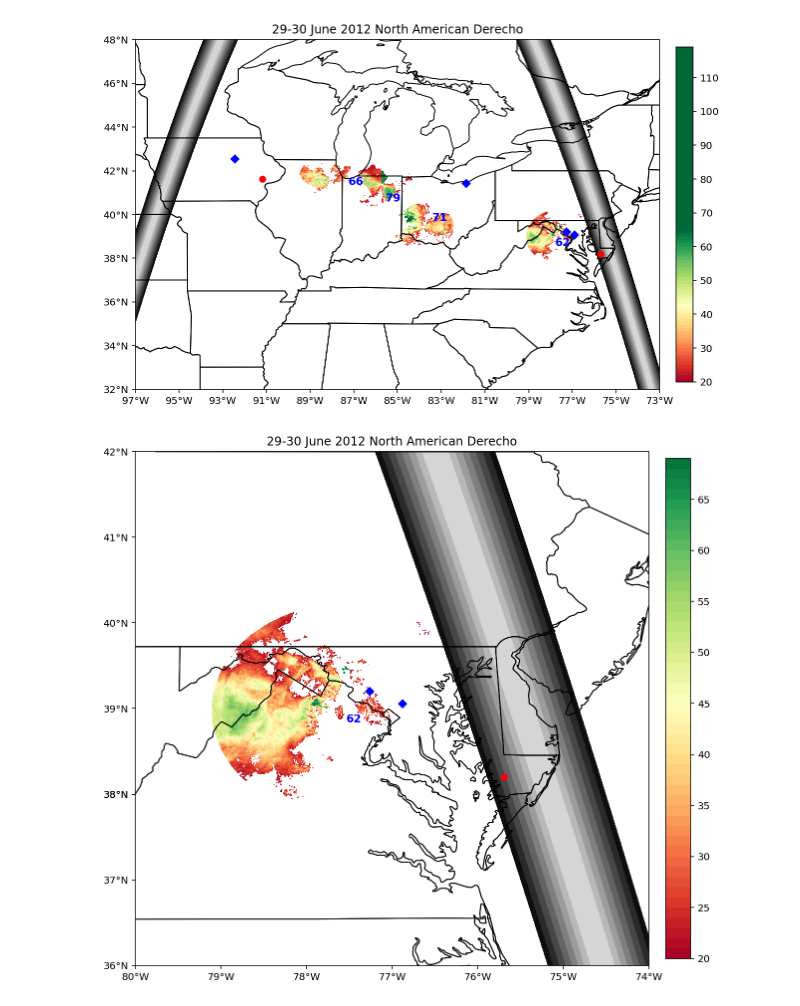
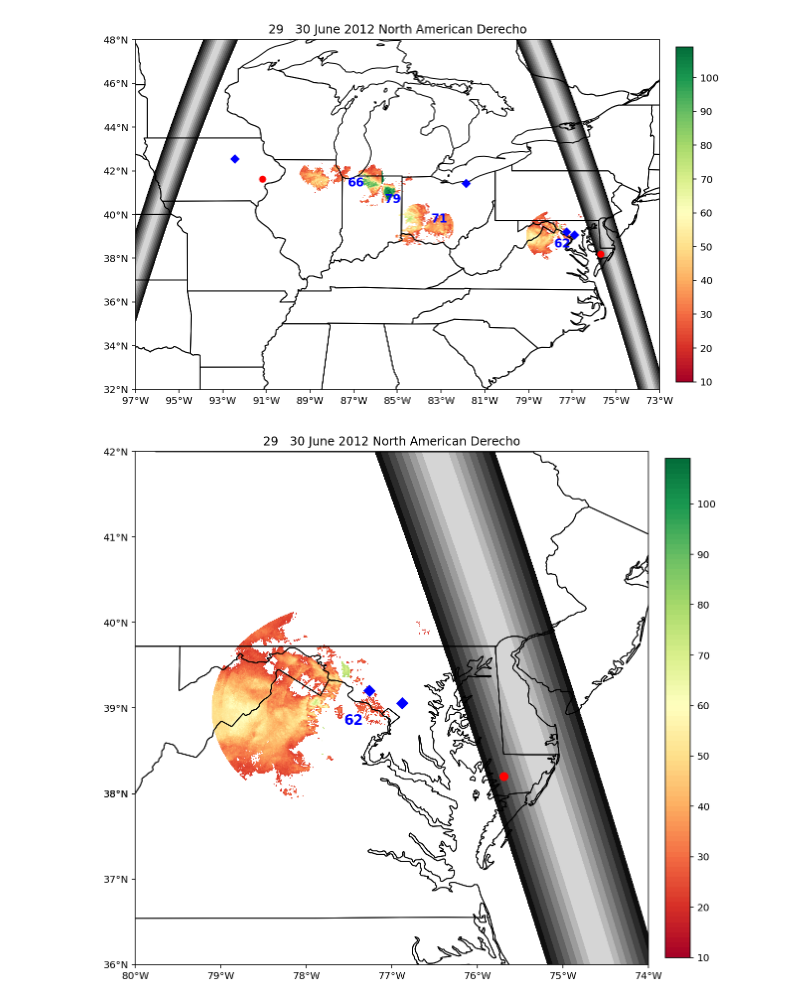
Before and after one commit to kenpryor67/Severe_Windstorms, a Jupyter notebook: 2012_Derecho_MW.ipynb, the cells around one changed output. Drawn from its saved outputs; the diff is of its cells as text; code cells hidden in the pictures.

```diff
--- a/2012_Derecho_MW.ipynb
+++ b/2012_Derecho_MW.ipynb
@@ -367,7 +425,7 @@ img_extent = (-97, -73, 32, 48)
 ax = plt.axes(projection=crs.PlateCarree(globe=None))
 ax.set_extent([-97, -73, 32, 48], crs.PlateCarree(globe=None))
 
-plt.title('29-30 June 2012 North American Derecho')
+plt.title('29   30 June 2012 North American Derecho')
 
 SZlevels = np.arange(0,5,0.5)
 csz1 = ax.contourf(lons,lats,SZ_5,SZlevels,extent=img_extent, transform=crs.PlateCarree(globe=None),cmap='binary')
@@ -387,10 +445,10 @@ ax.plot(-81.8621, 41.41398, 'Db', markersize=6, transform=crs.Geodetic())
 ax.plot(-77.262667, 39.200667, 'Db', markersize=6, transform=crs.Geodetic())
 ax.plot(-76.87830, 39.05530, 'Db', markersize=6, transform=crs.Geodetic())
 ax.plot(-75.69, 38.2, 'or', markersize=6, transform=crs.Geodetic())
-ax.text(-86.912, 41.729, '66', color='blue', weight='bold', fontsize=11, ha='center', va='top', style='normal', transform=crs.Geodetic())
-ax.text(-85.20637, 40.97251, '79', color='blue', weight='bold', fontsize=11, ha='center', va='top', style='normal', transform=crs.Geodetic())
-ax.text(-83.07806, 40.07806, '71', color='red', weight='bold', fontsize=11, ha='center', va='top', style='normal', transform=crs.Geodetic())
-ax.text(-77.44750, 38.93472, '62', color='blue', weight='bold', fontsize=11, ha='center', va='top', style='normal', transform=crs.Geodetic())
+ax.text(-86.912, 41.729, '66', color='blue', weight='bold', fontsize=12, ha='center', va='top', style='normal', transform=crs.Geodetic())
+ax.text(-85.20637, 40.97251, '79', color='blue', weight='bold', fontsize=12, ha='center', va='top', style='normal', transform=crs.Geodetic())
+ax.text(-83.07806, 40.07806, '71', color='red', weight='bold', fontsize=12, ha='center', va='top', style='normal', transform=crs.Geodetic())
+ax.text(-77.44750, 38.93472, '62', color='blue', weight='bold', fontsize=12, ha='center', va='top', style='normal', transform=crs.Geodetic())
 
 ax.add_feature(cfeature.COASTLINE)
 ax.add_feature(cfeature.STATES)
@@ -409,7 +467,7 @@ img_extent = (-80, -74, 36, 42)
 ax = plt.axes(projection=crs.PlateCarree(globe=None))
 ax.set_extent([-80, -74, 36, 42], crs.PlateCarree(globe=None))
 
-plt.title('29-30 June 2012 North American Derecho')
+plt.title('29   30 June 2012 North American Derecho')
 
 SZlevels = np.arange(0,5,0.5)
 csz2 = ax.contourf(lons2,lats2,SZ2_5,SZlevels,extent=img_extent, transform=crs.PlateCarree(globe=None),cmap='binary')
@@ -419,10 +477,10 @@ cZ4 = ax.contourf(lonz_lwx,latz_lwx,Z_30_LWX,Zlevels,extent=img_extent, transfor
 ax.set_xticks([-80,-79,-78,-77,-76,-75,-74])
 ax.set_yticks([36,37,38,38,39,40,41,42])
 
-ax.plot(-77.262667, 39.200667, 'Db', markersize=6, transform=crs.Geodetic())
-ax.plot(-76.87830, 39.05530, 'Db', markersize=6, transform=crs.Geodetic())
-ax.plot(-75.69, 38.2, 'or', markersize=6, transform=crs.Geodetic())
-ax.text(-77.44750, 38.93472, '62', color='blue', weight='bold', fontsize=11, ha='center', va='top', style='normal', transform=crs.Geodetic())
+ax.plot(-77.262667, 39.200667, 'Db', markersize=8, transform=crs.Geodetic())
+ax.plot(-76.87830, 39.05530, 'Db', markersize=8, transform=crs.Geodetic())
+ax.plot(-75.69, 38.2, 'or', markersize=8, transform=crs.Geodetic())
+ax.text(-77.44750, 38.93472, '62', color='blue', weight='bold', fontsize=14, ha='center', va='top', style='normal', transform=crs.Geodetic())
 
 ax.add_feature(cfeature.COASTLINE)
 ax.add_feature(cfeature.STATES)
@@ -441,16 +499,16 @@ img_extent = (-97, -73, 32, 48)
 ax = plt.axes(projection=crs.PlateCarree(globe=None))
 ax.set_extent([-97, -73, 32, 48], crs.PlateCarree(globe=None))
 
-plt.title('29-30 June 2012 North American Derecho')
+plt.title('29   30 June 2012 North American Derecho')
 
 SZlevels = np.arange(0,5,0.5)
 csz1 = ax.contourf(lons,lats,SZ_5,SZlevels,extent=img_extent, transform=crs.PlateCarree(globe=None),cmap='binary')
 csz2 = ax.contourf(lons2,lats2,SZ2_5,SZlevels,extent=img_extent, transform=crs.PlateCarree(globe=None),cmap='binary')
-Vlevels = np.arange(20,120,1)
-cV1 = ax.contourf(lonv_lot,latv_lot,V_20_LOT,Vlevels,extent=img_extent,transform=crs.PlateCarree(globe=None),cmap='RdYlGn',vmin=20,vmax=65)
-cV2 = ax.contourf(lonv_iwx,latv_iwx,V_20_IWX,Vlevels,extent=img_extent,transform=crs.PlateCarree(globe=None),cmap='RdYlGn',vmin=20,vmax=120)
-cV3 = ax.contourf(lonv_iln,latv_iln,V_20_ILN,Vlevels,extent=img_extent,transform=crs.PlateCarree(globe=None),cmap='RdYlGn',vmin=20,vmax=70)
-cV4 = ax.contourf(lonv_lwx,latv_lwx,V_20_LWX,Vlevels,extent=img_extent,transform=crs.PlateCarree(globe=None),cmap='RdYlGn',vmin=20,vmax=70)
+Vlevels = np.arange(10,110,1)
+cV1 = ax.contourf(lonv_lot,latv_lot,V_20_LOT,Vlevels,extent=img_extent,transform=crs.PlateCarree(globe=None),cmap='RdYlGn',vmin=10,vmax=110)
+cV2 = ax.contourf(lonv_iwx,latv_iwx,V_20_IWX,Vlevels,extent=img_extent,transform=crs.PlateCarree(globe=None),cmap='RdYlGn',vmin=10,vmax=110)
+cV3 = ax.contourf(lonv_iln,latv_iln,V_20_ILN,Vlevels,extent=img_extent,transform=crs.PlateCarree(globe=None),cmap='RdYlGn',vmin=10,vmax=110)
+cV4 = ax.contourf(lonv_lwx,latv_lwx,V_20_LWX,Vlevels,extent=img_extent,transform=crs.PlateCarree(globe=None),cmap='RdYlGn',vmin=10,vmax=110)
 
 ax.set_xticks([-97,-95,-93,-91,-89,-87,-85,-83,-81,-79,-77,-75,-73])
 ax.set_yticks([32,34,36,38,40,42,44,46,48])
@@ -461,10 +519,10 @@ ax.plot(-81.8621, 41.41398, 'Db', markersize=6, transform=crs.Geodetic())
 ax.plot(-77.262667, 39.200667, 'Db', markersize=6, transform=crs.Geodetic())
 ax.plot(-76.87830, 39.05530, 'Db', markersize=6, transform=crs.Geodetic())
 ax.plot(-75.69, 38.2, 'or', markersize=6, transform=crs.Geodetic())
-ax.text(-86.912, 41.729, '66', color='blue', weight='bold', fontsize=11, ha='center', va='top', style='normal', transform=crs.Geodetic())
-ax.text(-85.20637, 40.97251, '79', color='blue', weight='bold', fontsize=11, ha='center', va='top', style='normal', transform=crs.Geodetic())
-ax.text(-83.07806, 40.07806, '71', color='blue', weight='bold', fontsize=11, ha='center', va='top', style='normal', transform=crs.Geodetic())
-ax.text(-77.44750, 38.93472, '62', color='blue', weight='bold', fontsize=11, ha='center', va='top', style='normal', transform=crs.Geodetic())
+ax.text(-86.912, 41.729, '66', color='blue', weight='bold', fontsize=12, ha='center', va='top', style='normal', transform=crs.Geodetic())
+ax.text(-85.20637, 40.97251, '79', color='blue', weight='bold', fontsize=12, ha='center', va='top', style='normal', transform=crs.Geodetic())
+ax.text(-83.07806, 40.07806, '71', color='blue', weight='bold', fontsize=12, ha='center', va='top', style='normal', transform=crs.Geodetic())
+ax.text(-77.44750, 38.93472, '62', color='blue', weight='bold', fontsize=12, ha='center', va='top', style='normal', transform=crs.Geodetic())
 
 ax.add_feature(cfeature.COASTLINE)
 ax.add_feature(cfeature.STATES)
@@ -483,19 +541,19 @@ img_extent = (-80, -74, 36, 42)
 ax = plt.axes(projection=crs.PlateCarree(globe=None))
 ax.set_extent([-80, -74, 36, 42], crs.PlateCarree(globe=None))
 
-plt.title('29-30 June 2012 North American Derecho')
+plt.title('29   30 June 2012 North American Derecho')
 
 SZlevels = np.arange(0,5,0.5)
 csz2 = ax.contourf(lons2,lats2,SZ2_5,SZlevels,extent=img_extent, transform=crs.PlateCarree(globe=None),cmap='binary')
-Vlevels = np.arange(20,70,1)
-cV4 = ax.contourf(lonv_lwx,latv_lwx,V_20_LWX,Vlevels,extent=img_extent,transform=crs.PlateCarree(globe=None),cmap='RdYlGn',vmin=20,vmax=70)
+Vlevels = np.arange(10,110,1)
+cV4 = ax.contourf(lonv_lwx,latv_lwx,V_20_LWX,Vlevels,extent=img_extent,transform=crs.PlateCarree(globe=None),cmap='RdYlGn',vmin=10,vmax=110)
 ax.set_xticks([-80,-79,-78,-77,-76,-75,-74])
 ax.set_yticks([36,37,38,38,39,40,41,42])
 
-ax.plot(-77.262667, 39.200667, 'Db', markersize=6, transform=crs.Geodetic())
-ax.plot(-76.87830, 39.05530, 'Db', markersize=6, transform=crs.Geodetic())
-ax.plot(-75.69, 38.2, 'or', markersize=6, transform=crs.Geodetic())
-ax.text(-77.44750, 38.93472, '62', color='blue', weight='bold', fontsize=11, ha='center', va='top', style='normal', transform=crs.Geodetic())
+ax.plot(-77.262667, 39.200667, 'Db', markersize=8, transform=crs.Geodetic())
+ax.plot(-76.87830, 39.05530, 'Db', markersize=8, transform=crs.Geodetic())
+ax.plot(-75.69, 38.2, 'or', markersize=8, transform=crs.Geodetic())
+ax.text(-77.44750, 38.93472, '62', color='blue', weight='bold', fontsize=14, ha='center', va='top', style='normal', transform=crs.Geodetic())
 
 ax.add_feature(cfeature.COASTLINE)
 ax.add_feature(cfeature.STATES)
@@ -514,2 +572,2 @@ plt.show()
-[figure, old version]
+[figure, new version]
-[figure, old version]
+[figure, new version]
```
Also changed, not shown: parts of 4 cells of this notebook.
